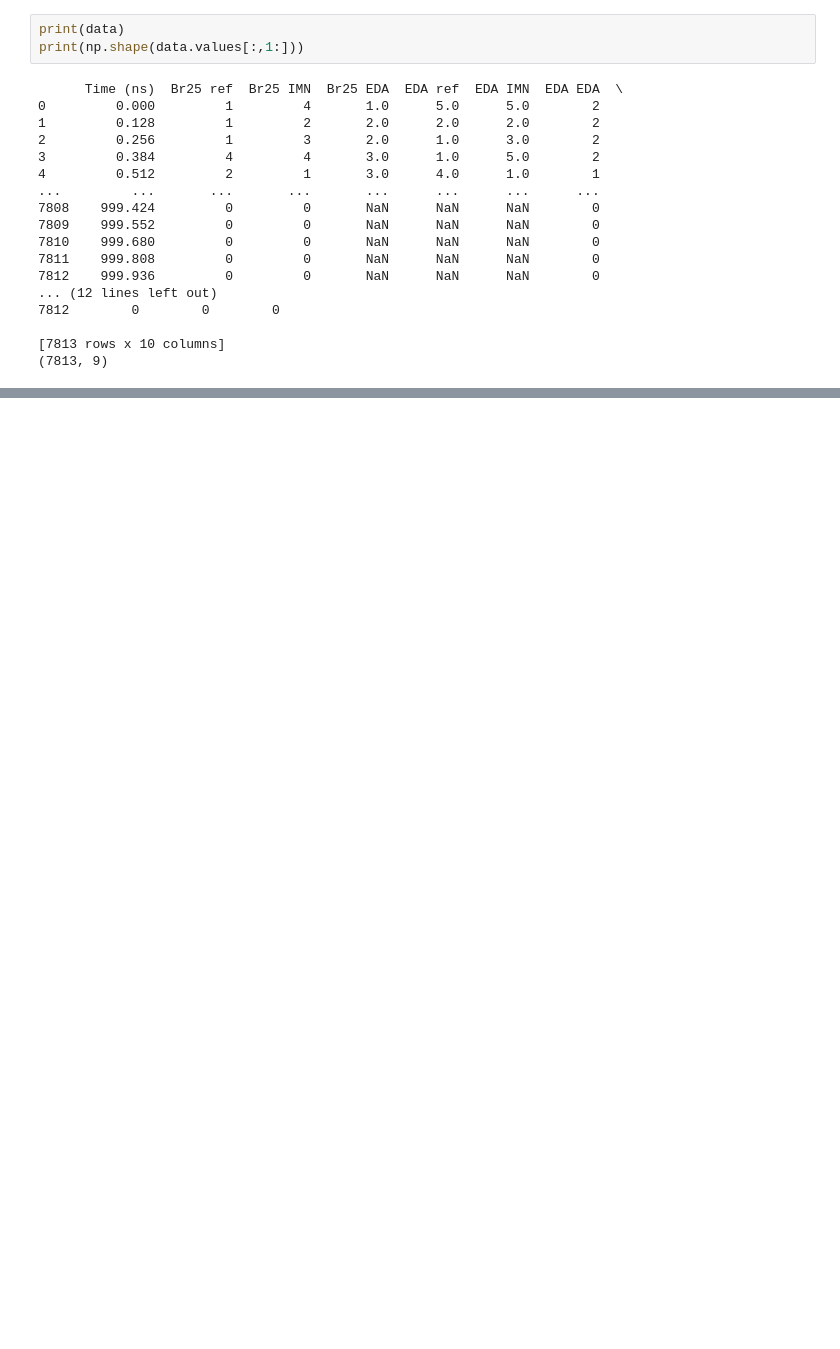
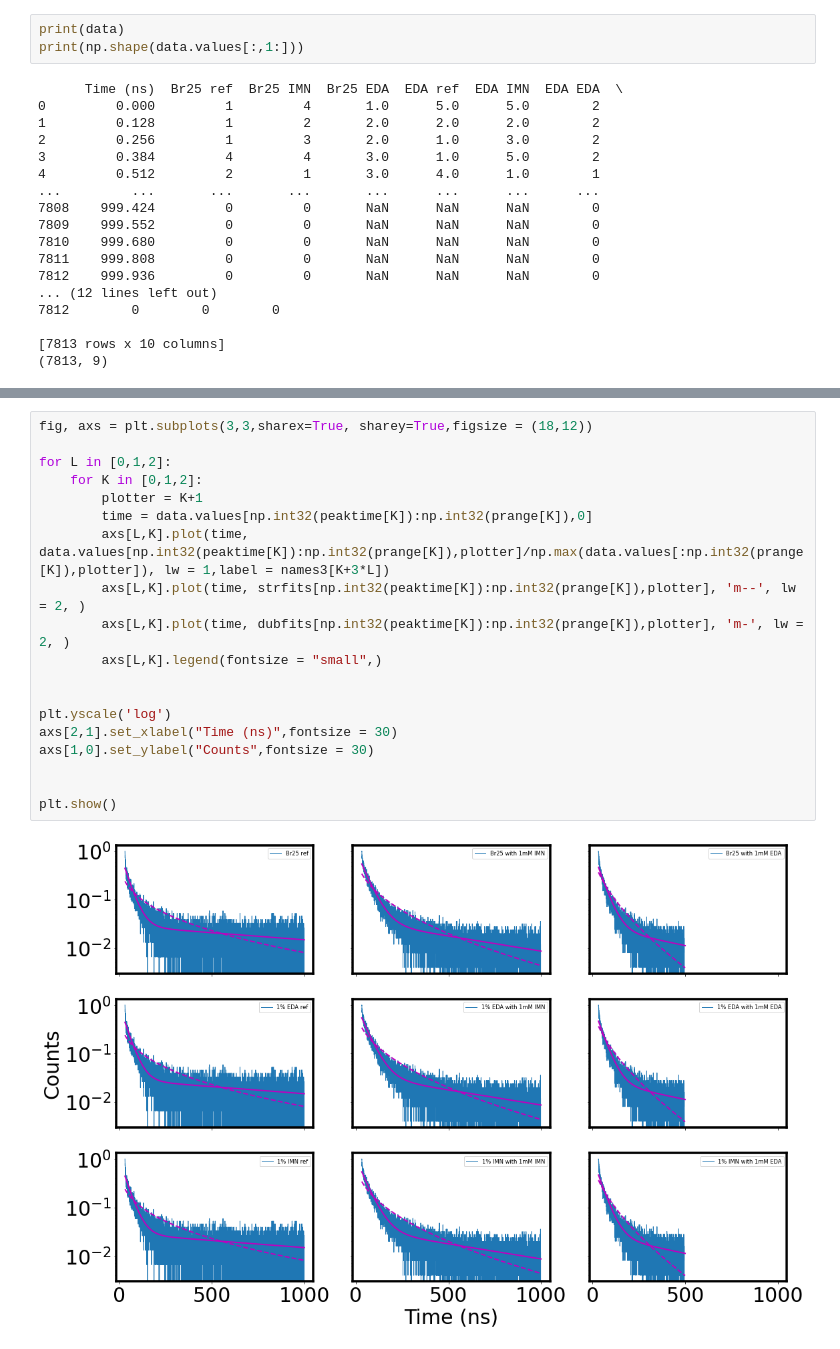
Before and after one commit to aaroncweaver/4_22_22_TRPL, a Jupyter notebook: Br25_EDA_IMN/IMN_EDA_1mM_TRPL.ipynb, the cells around one changed output, grey strips where cells are left out. Drawn from its saved outputs; the diff is of its cells as text; blank space fills up the shorter version.

```diff
--- a/Br25_EDA_IMN/IMN_EDA_1mM_TRPL.ipynb
+++ b/Br25_EDA_IMN/IMN_EDA_1mM_TRPL.ipynb
@@ -147,3 +201,24 @@ plt.show()
+# %%
+fig, axs = plt.subplots(3,3,sharex=True, sharey=True,figsize = (18,12))
+
+for L in [0,1,2]:
+    for K in [0,1,2]:
+        plotter = K+1
+        time = data.values[np.int32(peaktime[K]):np.int32(prange[K]),0]
+        axs[L,K].plot(time, data.values[np.int32(peaktime[K]):np.int32(prange[K]),plotter]/np.max(data.values[:np.int32(prange[K]),plotter]), lw = 1,label = names3[K+3*L])
+        axs[L,K].plot(time, strfits[np.int32(peaktime[K]):np.int32(prange[K]),plotter], 'm--', lw = 2, )
+        axs[L,K].plot(time, dubfits[np.int32(peaktime[K]):np.int32(prange[K]),plotter], 'm-', lw = 2, )
+        axs[L,K].legend(fontsize = "small",)
+
+
+plt.yscale('log')
+axs[2,1].set_xlabel("Time (ns)",fontsize = 30)
+axs[1,0].set_ylabel("Counts",fontsize = 30)
+
+
+plt.show()
+# %% [output]
+[figure, added]
 # %%
 
 fig = plt.figure(figsize =(10, 5))
```
Also changed, not shown: parts of 5 cells of this notebook.
